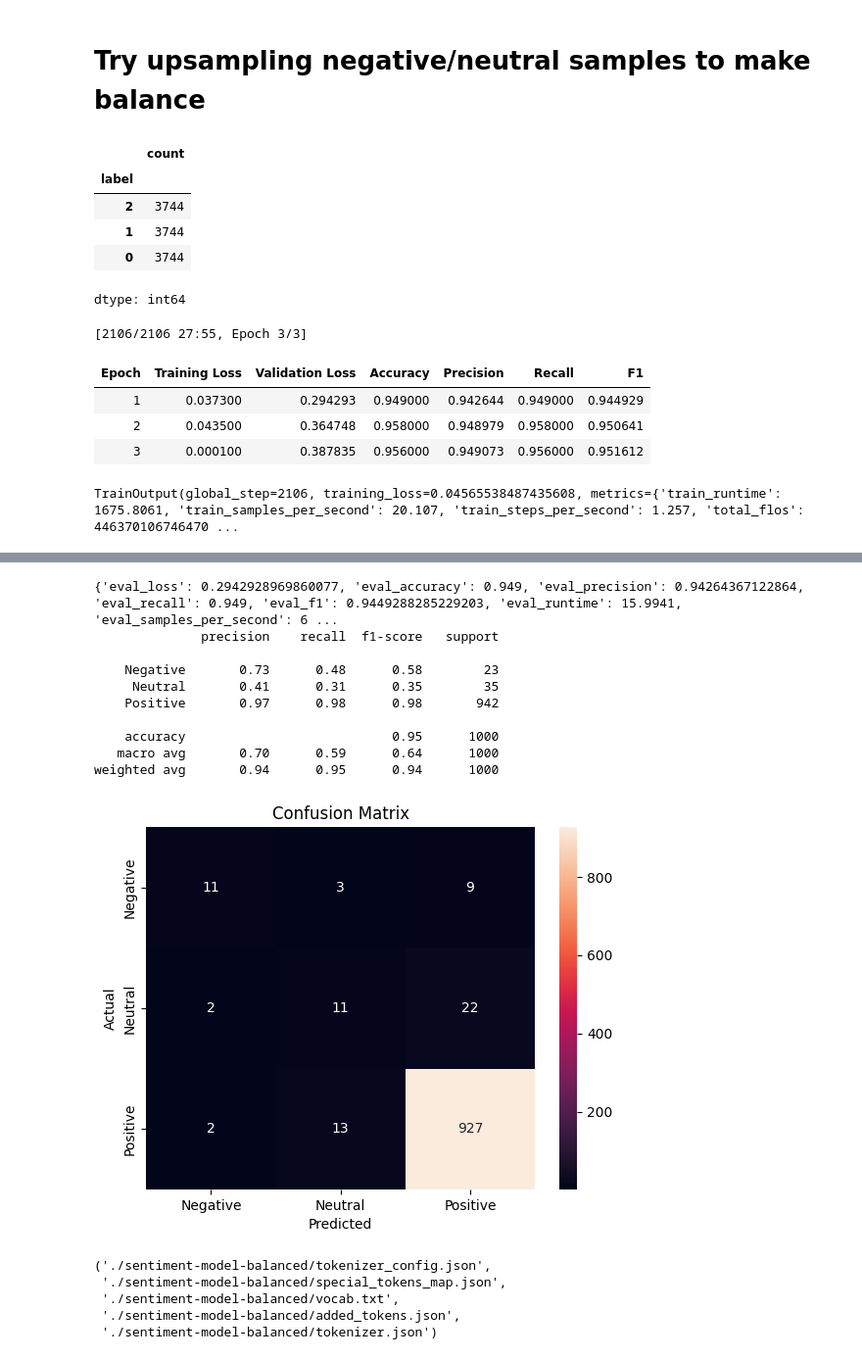
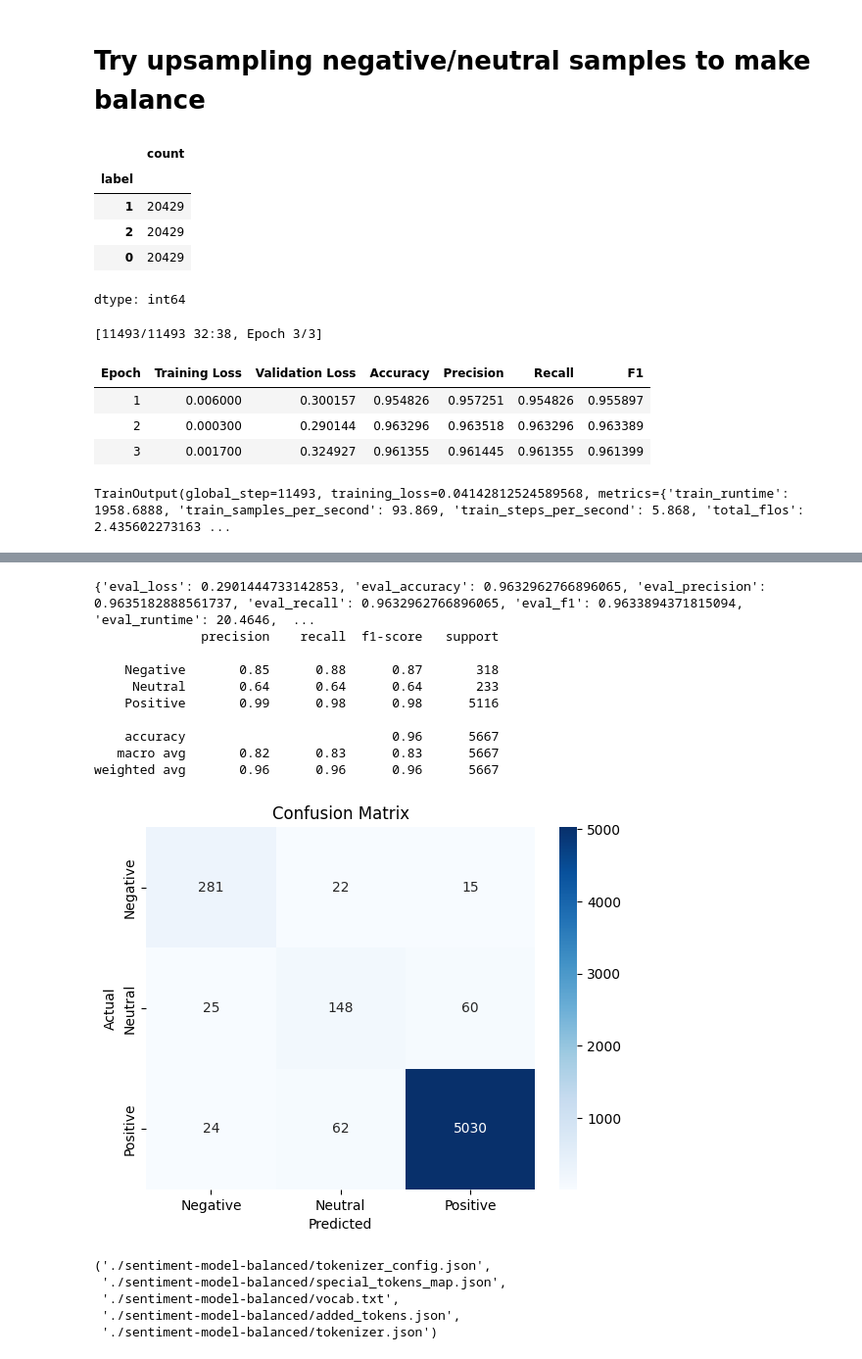
Before and after one commit to RanwahSadik/Automated-Customers-Review, a Jupyter notebook: Project_NLP.ipynb, the cells around one changed output, grey strips where cells are left out. Shown at 98% size. Saved outputs shown, nothing was run; the diff lists cells and outputs as text; code cells hidden in the pictures.

```diff
--- a/Project_NLP.ipynb
+++ b/Project_NLP.ipynb
@@ -19,7 +37,7 @@ from datasets import Dataset
 # %% [markdown]
 #Load and preprocess dataset
 # %%
-df = pd.read_csv("/content/Datafiniti_Amazon_Consumer_Reviews_of_Amazon_Products.csv")
-df
+df = pd.read_csv("/content/Datafiniti_Amazon_Consumer_Reviews_of_Amazon_Products_May19.csv")
+df.head()
 # %% [output]
 |  | id | dateAdded | dateUpdated | name | asins | brand | categories | primaryCategories | imageURLs | ... |
@@ -262,9 +257,9 @@ balanced_df['label'].value_counts()
 # %% [output]
 |  | count |
 | label |  |
-| 2 | 3744 |
-| 1 | 3744 |
-| 0 | 3744 |
+| 1 | 20429 |
+| 2 | 20429 |
+| 0 | 20429 |
 dtype: int64
 # %%
 trainer = Trainer(
@@ -279,47 +274,47 @@ trainer = Trainer(
 # %%
 trainer.train()
 # %% [output]
-[2106/2106 27:55, Epoch 3/3]
+[11493/11493 32:38, Epoch 3/3]
 | Epoch | Training Loss | Validation Loss | Accuracy | Precision | Recall | F1 |
-| 1 | 0.037300 | 0.294293 | 0.949000 | 0.942644 | 0.949000 | 0.944929 |
-| 2 | 0.043500 | 0.364748 | 0.958000 | 0.948979 | 0.958000 | 0.950641 |
-| 3 | 0.000100 | 0.387835 | 0.956000 | 0.949073 | 0.956000 | 0.951612 |
+| 1 | 0.006000 | 0.300157 | 0.954826 | 0.957251 | 0.954826 | 0.955897 |
+| 2 | 0.000300 | 0.290144 | 0.963296 | 0.963518 | 0.963296 | 0.963389 |
+| 3 | 0.001700 | 0.324927 | 0.961355 | 0.961445 | 0.961355 | 0.961399 |
-TrainOutput(global_step=2106, training_loss=0.04565538487435608, metrics={'train_runtime': 1675.8061, 'train_samples_per_second': 20.107, 'train_steps_per_second': 1.257, 'total_flos': 446370106746470 ...
+TrainOutput(global_step=11493, training_loss=0.04142812524589568, metrics={'train_runtime': 1958.6888, 'train_samples_per_second': 93.869, 'train_steps_per_second': 5.868, 'total_flos': 2.435602273163 ...
 # %%
 metrics = trainer.evaluate()
 print(metrics)
 
 predictions = trainer.predict(test_dataset)
 preds = predictions.predictions.argmax(-1)
 labels = predictions.label_ids
 
 # Classification Report
 from sklearn.metrics import classification_report, confusion_matrix
 print(classification_report(labels, preds, target_names=["Negative", "Neutral", "Positive"]))
 
 # Confusion Matrix
 import seaborn as sns
 import matplotlib.pyplot as plt
 
 cm = confusion_matrix(labels, preds)
-sns.heatmap(cm, annot=True, fmt='d', xticklabels=["Negative", "Neutral", "Positive"], yticklabels=["Negative", "Neutral", "Positive"])
+sns.heatmap(cm, annot=True, fmt='d',cmap="Blues", xticklabels=["Negative", "Neutral", "Positive"], yticklabels=["Negative", "Neutral", "Positive"])
 plt.xlabel('Predicted')
 plt.ylabel('Actual')
 plt.title('Confusion Matrix')
 plt.show()
 # %% [output]
 [interactive output not drawn]
-{'eval_loss': 0.2942928969860077, 'eval_accuracy': 0.949, 'eval_precision': 0.94264367122864, 'eval_recall': 0.949, 'eval_f1': 0.9449288285229203, 'eval_runtime': 15.9941, 'eval_samples_per_second': 6 ...
+{'eval_loss': 0.2901444733142853, 'eval_accuracy': 0.9632962766896065, 'eval_precision': 0.9635182888561737, 'eval_recall': 0.9632962766896065, 'eval_f1': 0.9633894371815094, 'eval_runtime': 20.4646,  ...
               precision    recall  f1-score   support
 
-    Negative       0.73      0.48      0.58        23
-     Neutral       0.41      0.31      0.35        35
-    Positive       0.97      0.98      0.98       942
+    Negative       0.85      0.88      0.87       318
+     Neutral       0.64      0.64      0.64       233
+    Positive       0.99      0.98      0.98      5116
 
-    accuracy                           0.95      1000
-   macro avg       0.70      0.59      0.64      1000
-weighted avg       0.94      0.95      0.94      1000
+    accuracy                           0.96      5667
+   macro avg       0.82      0.83      0.83      5667
+weighted avg       0.96      0.96      0.96      5667
-[figure, old version]
+[figure, new version]
 # %%
 # Save the model and tokenizer
 model.save_pretrained("./sentiment-model-balanced")
```
Also changed, not shown: parts of 34 cells of this notebook.
